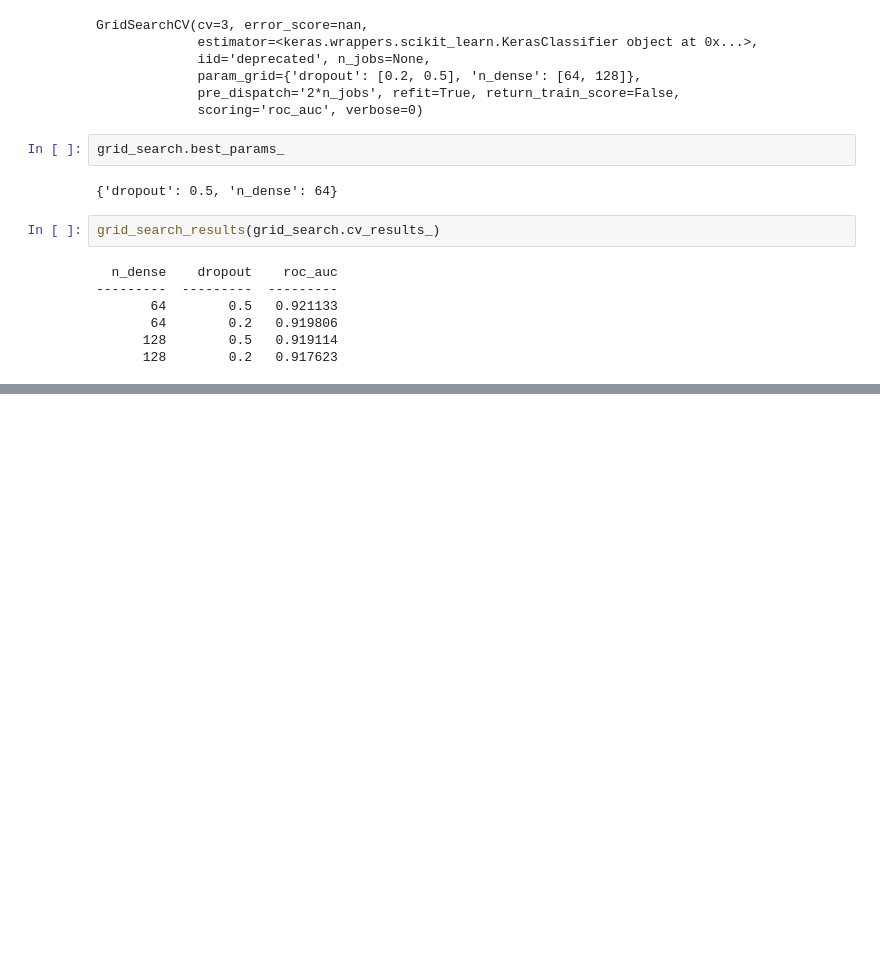
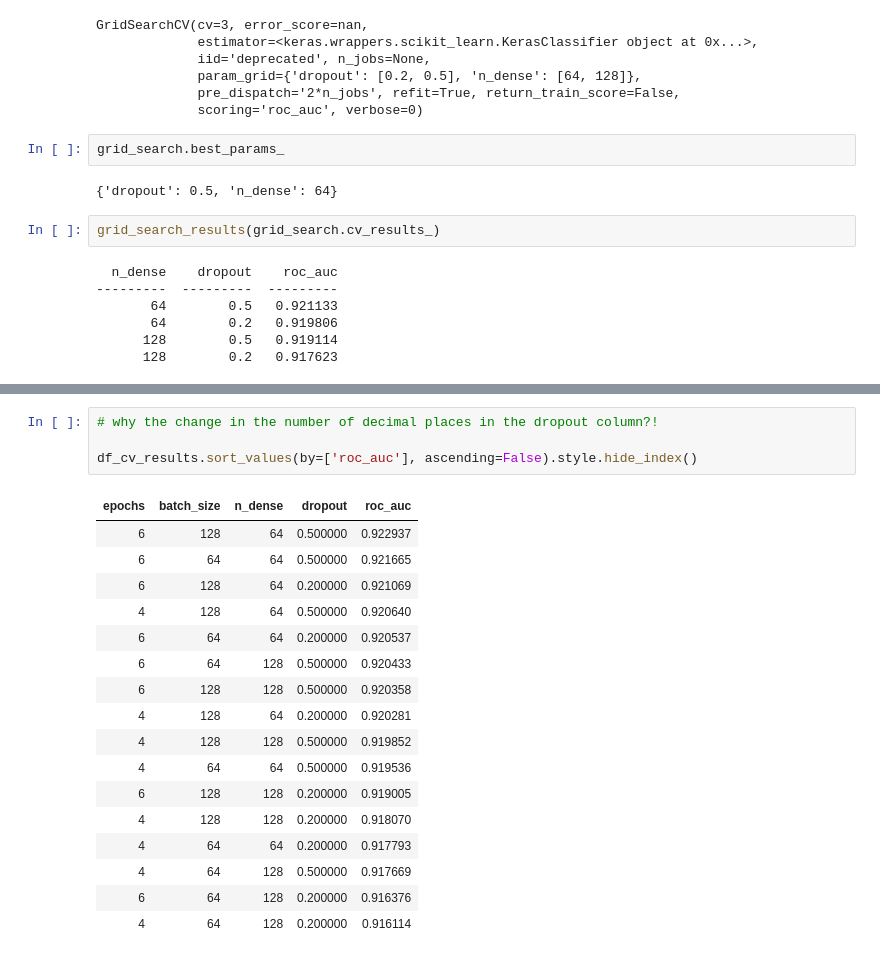
Before and after one commit to j-n-t/hyperparameter-tuning, a Jupyter notebook: hyperparameter_tuning.ipynb, the cells around one changed output, grey strips where cells are left out. Saved outputs shown, nothing was run; the diff lists cells and outputs as text; blank space fills up the shorter version.

```diff
--- a/hyperparameter_tuning.ipynb
+++ b/hyperparameter_tuning.ipynb
@@ -468,0 +767,22 @@ grid_search_results(grid_search.cv_results_)
+# %%
+# why the change in the number of decimal places in the dropout column?!
+
+df_cv_results.sort_values(by=['roc_auc'], ascending=False).style.hide_index()
+# %% [output]
+| epochs | batch_size | n_dense | dropout | roc_auc |
+| 6 | 128 | 64 | 0.500000 | 0.922937 |
+| 6 | 64 | 64 | 0.500000 | 0.921665 |
+| 6 | 128 | 64 | 0.200000 | 0.921069 |
+| 4 | 128 | 64 | 0.500000 | 0.920640 |
+| 6 | 64 | 64 | 0.200000 | 0.920537 |
+| 6 | 64 | 128 | 0.500000 | 0.920433 |
+| 6 | 128 | 128 | 0.500000 | 0.920358 |
+| 4 | 128 | 64 | 0.200000 | 0.920281 |
+| 4 | 128 | 128 | 0.500000 | 0.919852 |
+| 4 | 64 | 64 | 0.500000 | 0.919536 |
+| 6 | 128 | 128 | 0.200000 | 0.919005 |
+| 4 | 128 | 128 | 0.200000 | 0.918070 |
+| 4 | 64 | 64 | 0.200000 | 0.917793 |
+| 4 | 64 | 128 | 0.500000 | 0.917669 |
+| 6 | 64 | 128 | 0.200000 | 0.916376 |
+| 4 | 64 | 128 | 0.200000 | 0.916114 |
```
Also changed, not shown: parts of 26 cells of this notebook.
